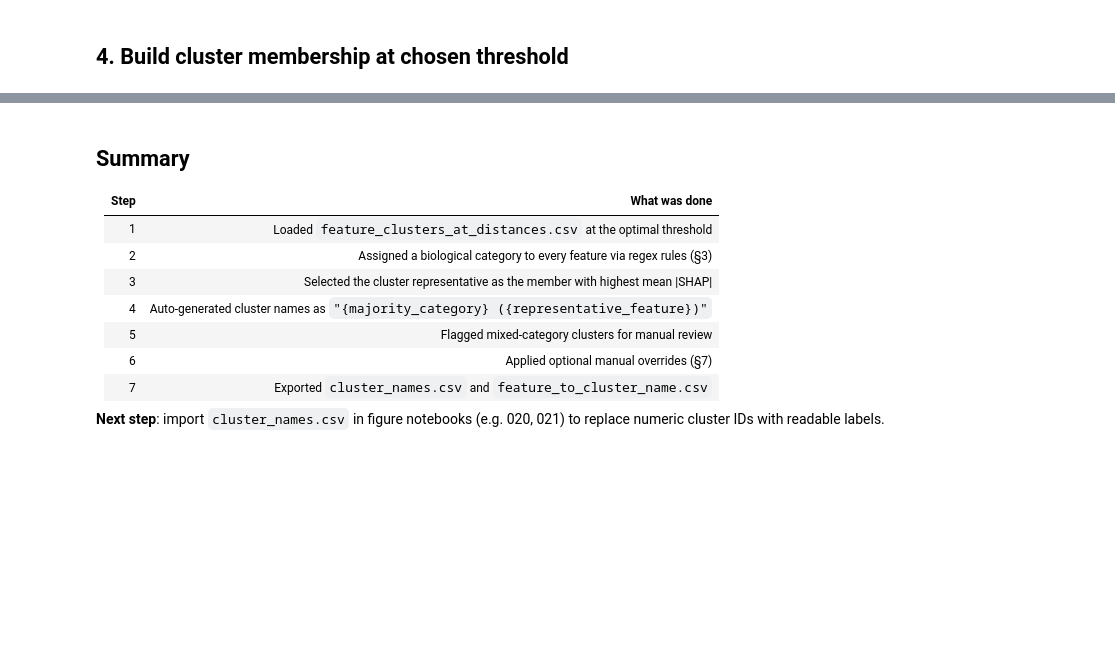
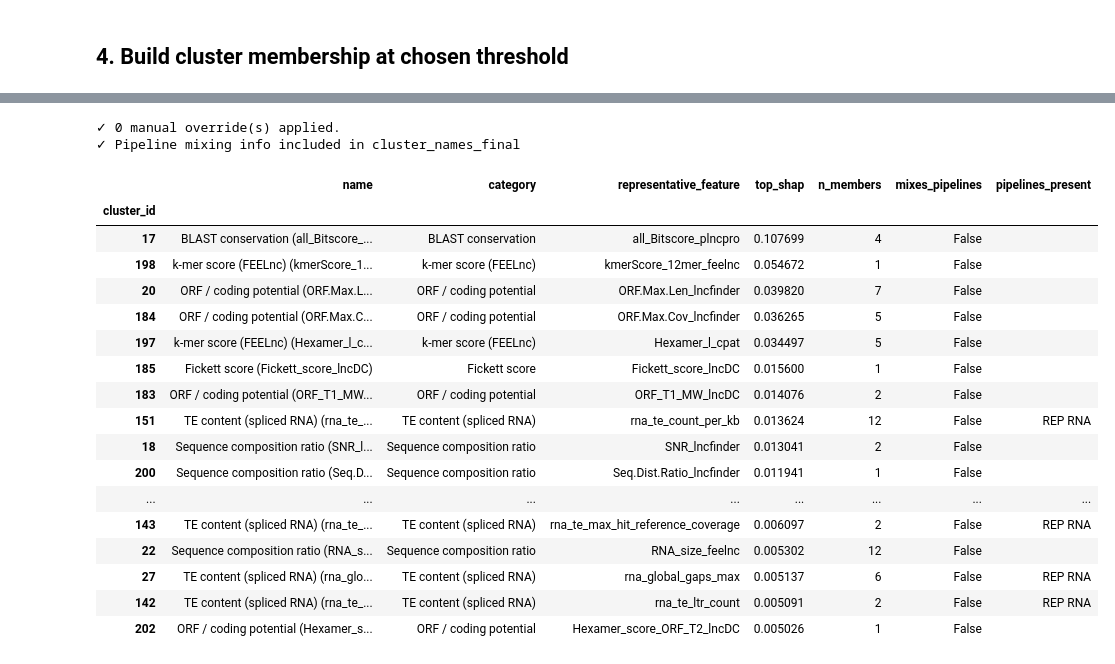
Before and after one commit to cbib/uncertainty_aware_lnclassifier, a Jupyter notebook: workflow/notebooks/figures/013_name_correlation_clusters.ipynb, the cells around one changed output, grey strips where cells are left out. Saved outputs shown, nothing was run; the diff lists cells and outputs as text; code cells hidden in the pictures; blank space fills up the shorter version.

Commit message:
feat(notebooks): add new features to cluster type analysis

```diff
--- a/workflow/notebooks/figures/013_name_correlation_clusters.ipynb
+++ b/workflow/notebooks/figures/013_name_correlation_clusters.ipynb
@@ -444,0 +432,31 @@ Saved → /mnt/cbib/LNClassifier/paper/results/gencode.v47.common.cdhit.cv/featu
+# %%
+def _pipeline_groups_in_cluster(group):
+    """Return the set of pipeline groups in a cluster (excluding 'General')."""
+    pipelines = set(group["pipeline_group"].unique().tolist())
+    pipelines.discard("General")  # General features naturally correlate across pipelines
+    return pipelines
+
+# Add pipeline mixing info to cluster_names
+cluster_names["pipelines_present"] = ""
+cluster_names["n_pipelines"] = 0
+cluster_names["mixes_pipelines"] = False
+
+for cluster_id, group in membership.groupby("cluster_id"):
+    pipelines = _pipeline_groups_in_cluster(group)
+    cluster_names.loc[cluster_id, "pipelines_present"] = "; ".join(sorted(pipelines))
+    cluster_names.loc[cluster_id, "n_pipelines"] = len(pipelines)
+    cluster_names.loc[cluster_id, "mixes_pipelines"] = len(pipelines) > 1
+
+# Count pipeline-mixing clusters
+n_pipeline_mixed = cluster_names["mixes_pipelines"].sum()
+n_single_pipeline = (~cluster_names["mixes_pipelines"]).sum()
+n_general_only = (cluster_names["n_pipelines"] == 0).sum()
+
+print(f"✓ Pipeline mixing analysis:")
+print(f"  Single-pipeline clusters        : {n_single_pipeline}")
+print(f"  Multi-pipeline (mixed) clusters : {n_pipeline_mixed}")
+print(f"  General features only           : {n_general_only}")
+print(f"\nClusters mixing pipelines (top 20 by n_members):")
+
+pipeline_mixed_clusters = cluster_names[cluster_names["mixes_pipelines"]].sort_values("n_members", ascending=False)
+display(pipeline_mixed_clusters[["name", "pipelines_present", "n_pipelines", "n_members", "categories_present"]].head(20))
@@ -715,14 +746,34 @@ Summary:
-# %% [markdown]
-## Summary
-
-| Step | What was done |
-|------|--------------|
-| 1 | Loaded `feature_clusters_at_distances.csv` at the optimal threshold |
-| 2 | Assigned a biological category to every feature via regex rules (§3) |
-| 3 | Selected the cluster representative as the member with highest mean \|SHAP\| |
-| 4 | Auto-generated cluster names as `"{majority_category} ({representative_feature})"` |
-| 5 | Flagged mixed-category clusters for manual review |
-| 6 | Applied optional manual overrides (§7) |
-| 7 | Exported `cluster_names.csv` and `feature_to_cluster_name.csv` |
-
-**Next step**: import `cluster_names.csv` in figure notebooks (e.g. 020, 021) to replace numeric cluster IDs with readable labels.
+# %%
+# ── Prepare cluster_names_final with pipeline mixing info ──────────────────
+cluster_names_final = cluster_names.copy()
+for cid, new_name in MANUAL_OVERRIDES.items():
+    if cid in cluster_names_final.index:
+        cluster_names_final.loc[cid, "name"] = new_name
+    else:
+        print(f"⚠  Cluster {cid} not found — skipping override.")
+
+n_overridden = len(MANUAL_OVERRIDES)
+print(f"✓ {n_overridden} manual override(s) applied.")
+print(f"✓ Pipeline mixing info included in cluster_names_final")
+cluster_names_final[["name", "category", "representative_feature", "top_shap", "n_members", "mixes_pipelines", "pipelines_present"]].head(20)
+# %% [output]
+✓ 0 manual override(s) applied.
+✓ Pipeline mixing info included in cluster_names_final
+|  | name | category | representative_feature | top_shap | n_members | mixes_pipelines | pipelines_present |
+| cluster_id |  |  |  |  |  |  |  |
+| 17 | BLAST conservation (all_Bitscore_... | BLAST conservation | all_Bitscore_plncpro | 0.107699 | 4 | False |  |
+| 198 | k-mer score (FEELnc) (kmerScore_1... | k-mer score (FEELnc) | kmerScore_12mer_feelnc | 0.054672 | 1 | False |  |
+| 20 | ORF / coding potential (ORF.Max.L... | ORF / coding potential | ORF.Max.Len_lncfinder | 0.039820 | 7 | False |  |
+| 184 | ORF / coding potential (ORF.Max.C... | ORF / coding potential | ORF.Max.Cov_lncfinder | 0.036265 | 5 | False |  |
+| 197 | k-mer score (FEELnc) (Hexamer_l_c... | k-mer score (FEELnc) | Hexamer_l_cpat | 0.034497 | 5 | False |  |
+| 185 | Fickett score (Fickett_score_lncDC) | Fickett score | Fickett_score_lncDC | 0.015600 | 1 | False |  |
+| 183 | ORF / coding potential (ORF_T1_MW... | ORF / coding potential | ORF_T1_MW_lncDC | 0.014076 | 2 | False |  |
+| 151 | TE content (spliced RNA) (rna_te_... | TE content (spliced RNA) | rna_te_count_per_kb | 0.013624 | 12 | False | REP RNA |
+| 18 | Sequence composition ratio (SNR_l... | Sequence composition ratio | SNR_lncfinder | 0.013041 | 2 | False |  |
+| 200 | Sequence composition ratio (Seq.D... | Sequence composition ratio | Seq.Dist.Ratio_lncfinder | 0.011941 | 1 | False |  |
+| ... | ... | ... | ... | ... | ... | ... | ... |
+| 143 | TE content (spliced RNA) (rna_te_... | TE content (spliced RNA) | rna_te_max_hit_reference_coverage | 0.006097 | 2 | False | REP RNA |
+| 22 | Sequence composition ratio (RNA_s... | Sequence composition ratio | RNA_size_feelnc | 0.005302 | 12 | False |  |
+| 27 | TE content (spliced RNA) (rna_glo... | TE content (spliced RNA) | rna_global_gaps_max | 0.005137 | 6 | False | REP RNA |
+| 142 | TE content (spliced RNA) (rna_te_... | TE content (spliced RNA) | rna_te_ltr_count | 0.005091 | 2 | False | REP RNA |
+| 202 | ORF / coding potential (Hexamer_s... | ORF / coding potential | Hexamer_score_ORF_T2_lncDC | 0.005026 | 1 | False |  |
```
Also changed, not shown: parts of 45 cells of this notebook.
